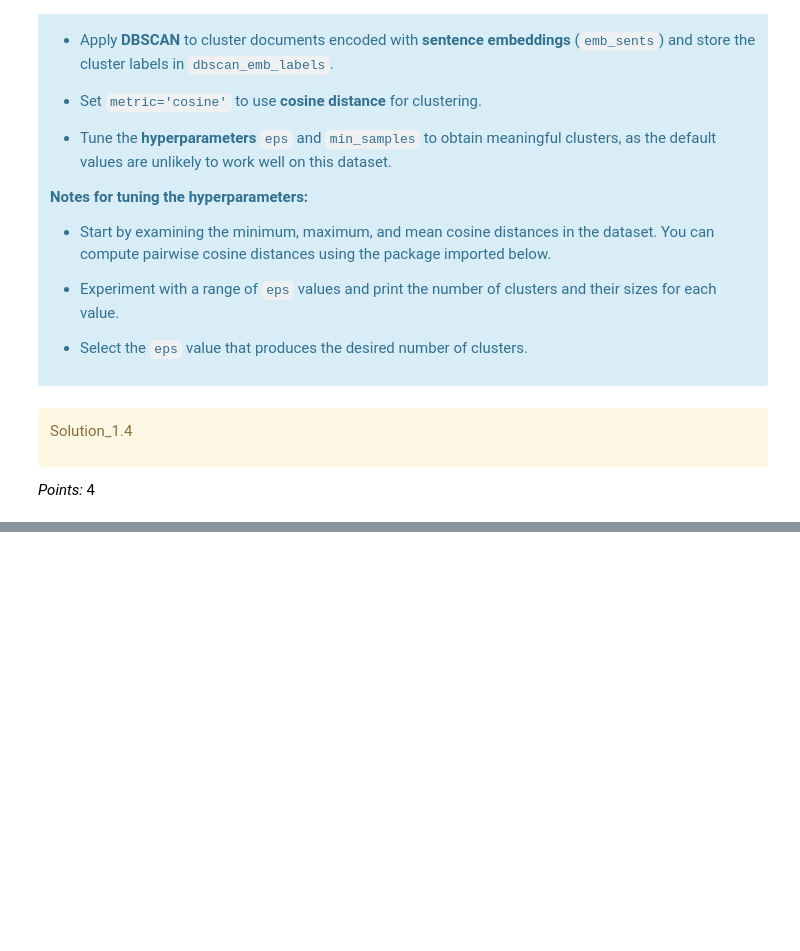
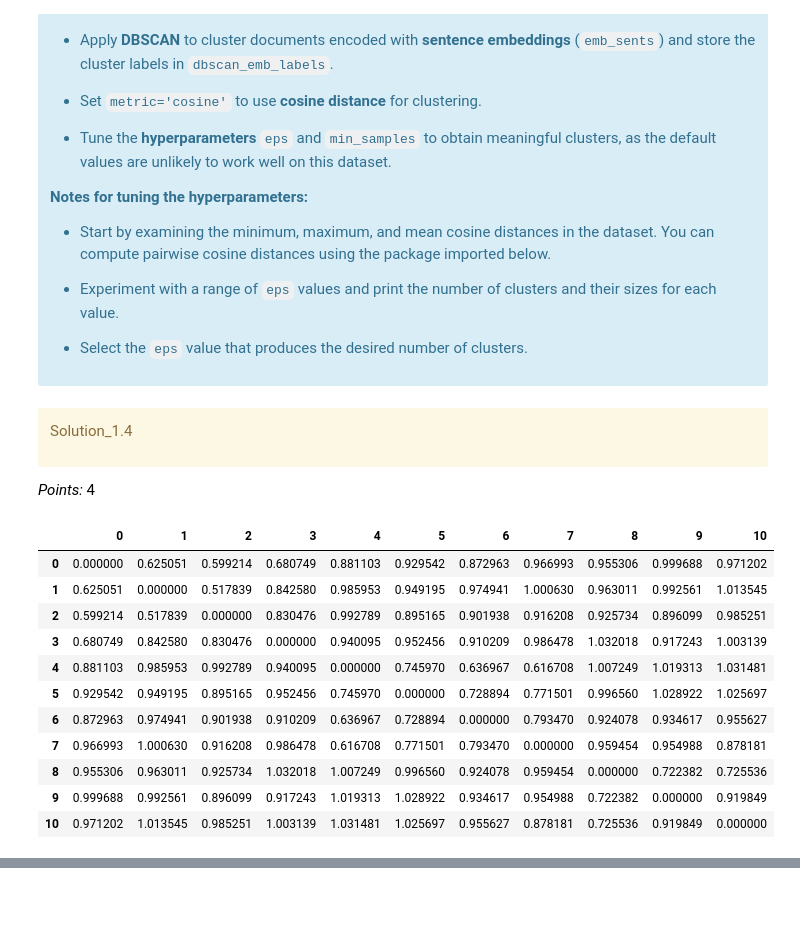
Before and after one commit to vnguyen243/330-hw6, a Jupyter notebook: hw6.ipynb, the cells around one changed output, grey strips where cells are left out. Drawn from its saved outputs; the diff is of its cells as text; code cells hidden in the pictures; blank space fills up the shorter version.

```diff
--- a/hw6.ipynb
+++ b/hw6.ipynb
@@ -236,0 +251,8 @@ _Points:_ 2
+# %%
+from sklearn.cluster import KMeans
+from sklearn.feature_extraction.text import CountVectorizer
+
+vec = CountVectorizer()
+bow_sents = vec.fit_transform(wiki_df["text"]).toarray()
+kmeans_bow = KMeans(n_clusters = 3, random_state = 42)
+kmeans_bow.fit(bow_sents)
@@ -237,5 +261,5 @@ _Points:_ 2
 # %%
-kmeans_bow_labels = ...
+kmeans_bow_labels = kmeans_bow.labels_
 # %%
 wiki_df["bow_kmeans"] = kmeans_bow_labels
 wiki_df
@@ -346,0 +416,16 @@ _Points:_ 4
+# %%
+sents_dist_df = pd.DataFrame(cosine_distances(emb_sents), index=wiki_df.index, columns=wiki_df.index)
+sents_dist_df
+# %% [output]
+|  | 0 | 1 | 2 | 3 | 4 | 5 | 6 | 7 | 8 | 9 | 10 |
+| 0 | 0.000000 | 0.625051 | 0.599214 | 0.680749 | 0.881103 | 0.929542 | 0.872963 | 0.966993 | 0.955306 | 0.999688 | 0.971202 |
+| 1 | 0.625051 | 0.000000 | 0.517839 | 0.842580 | 0.985953 | 0.949195 | 0.974941 | 1.000630 | 0.963011 | 0.992561 | 1.013545 |
+| 2 | 0.599214 | 0.517839 | 0.000000 | 0.830476 | 0.992789 | 0.895165 | 0.901938 | 0.916208 | 0.925734 | 0.896099 | 0.985251 |
+| 3 | 0.680749 | 0.842580 | 0.830476 | 0.000000 | 0.940095 | 0.952456 | 0.910209 | 0.986478 | 1.032018 | 0.917243 | 1.003139 |
+| 4 | 0.881103 | 0.985953 | 0.992789 | 0.940095 | 0.000000 | 0.745970 | 0.636967 | 0.616708 | 1.007249 | 1.019313 | 1.031481 |
+| 5 | 0.929542 | 0.949195 | 0.895165 | 0.952456 | 0.745970 | 0.000000 | 0.728894 | 0.771501 | 0.996560 | 1.028922 | 1.025697 |
+| 6 | 0.872963 | 0.974941 | 0.901938 | 0.910209 | 0.636967 | 0.728894 | 0.000000 | 0.793470 | 0.924078 | 0.934617 | 0.955627 |
+| 7 | 0.966993 | 1.000630 | 0.916208 | 0.986478 | 0.616708 | 0.771501 | 0.793470 | 0.000000 | 0.959454 | 0.954988 | 0.878181 |
+| 8 | 0.955306 | 0.963011 | 0.925734 | 1.032018 | 1.007249 | 0.996560 | 0.924078 | 0.959454 | 0.000000 | 0.722382 | 0.725536 |
+| 9 | 0.999688 | 0.992561 | 0.896099 | 0.917243 | 1.019313 | 1.028922 | 0.934617 | 0.954988 | 0.722382 | 0.000000 | 0.919849 |
+| 10 | 0.971202 | 1.013545 | 0.985251 | 1.003139 | 1.031481 | 1.025697 | 0.955627 | 0.878181 | 0.725536 | 0.919849 | 0.000000 |
```
Also changed, not shown: parts of 30 cells of this notebook.
